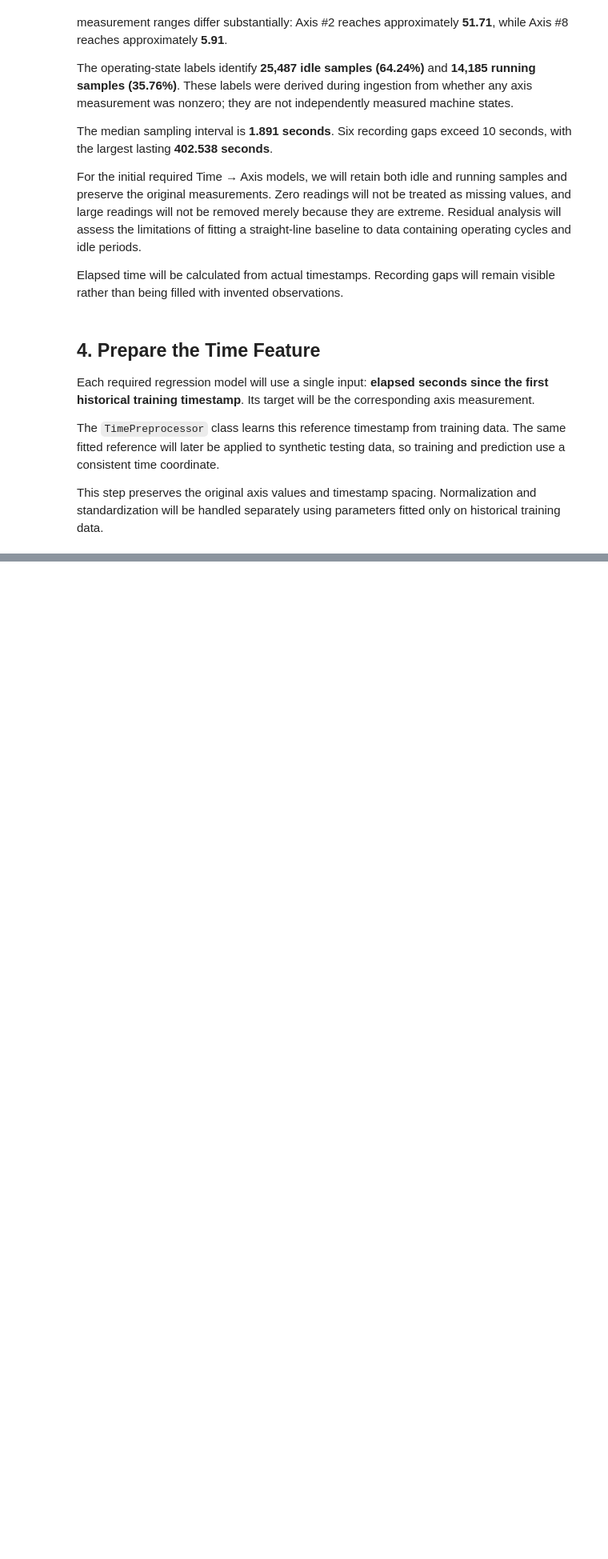
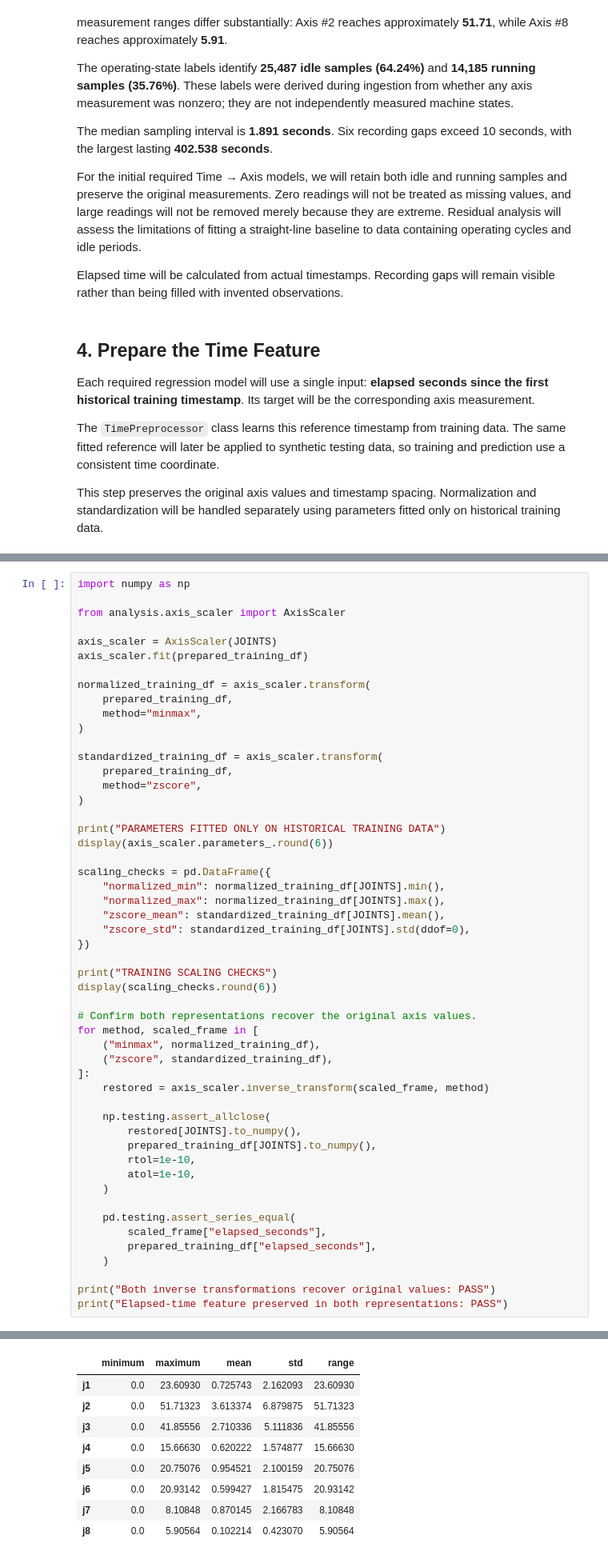
Before and after one commit to UbaidUllah777/DataStreamVisualization-regression-based-anomaly-detection, a Jupyter notebook: Regression_Anomaly_Detection.ipynb, the cells around one changed output, grey strips where cells are left out. Shown at 80% size. Saved outputs shown, nothing was run; the diff lists cells and outputs as text; blank space fills up the shorter version.

Commit message:
Add training-fitted axis normalization and standardization

```diff
--- a/Regression_Anomaly_Detection.ipynb
+++ b/Regression_Anomaly_Detection.ipynb
@@ -209,0 +242,53 @@ display(
+# %%
+import numpy as np
+
+from analysis.axis_scaler import AxisScaler
+
+axis_scaler = AxisScaler(JOINTS)
+axis_scaler.fit(prepared_training_df)
+
+normalized_training_df = axis_scaler.transform(
+    prepared_training_df,
+    method="minmax",
+)
+
+standardized_training_df = axis_scaler.transform(
+    prepared_training_df,
+    method="zscore",
+)
+
+print("PARAMETERS FITTED ONLY ON HISTORICAL TRAINING DATA")
+display(axis_scaler.parameters_.round(6))
+
+scaling_checks = pd.DataFrame({
+    "normalized_min": normalized_training_df[JOINTS].min(),
+    "normalized_max": normalized_training_df[JOINTS].max(),
+    "zscore_mean": standardized_training_df[JOINTS].mean(),
+    "zscore_std": standardized_training_df[JOINTS].std(ddof=0),
+})
+
+print("TRAINING SCALING CHECKS")
+display(scaling_checks.round(6))
+
+# Confirm both representations recover the original axis values.
+for method, scaled_frame in [
+    ("minmax", normalized_training_df),
+    ("zscore", standardized_training_df),
+]:
+    restored = axis_scaler.inverse_transform(scaled_frame, method)
+
+    np.testing.assert_allclose(
+        restored[JOINTS].to_numpy(),
+        prepared_training_df[JOINTS].to_numpy(),
+        rtol=1e-10,
+        atol=1e-10,
+    )
+
+    pd.testing.assert_series_equal(
+        scaled_frame["elapsed_seconds"],
+        prepared_training_df["elapsed_seconds"],
+    )
+
+print("Both inverse transformations recover original values: PASS")
+print("Elapsed-time feature preserved in both representations: PASS")
+# %% [output]
@@ -209,0 +296,9 @@ display(
+|  | minimum | maximum | mean | std | range |
+| j1 | 0.0 | 23.60930 | 0.725743 | 2.162093 | 23.60930 |
+| j2 | 0.0 | 51.71323 | 3.613374 | 6.879875 | 51.71323 |
+| j3 | 0.0 | 41.85556 | 2.710336 | 5.111836 | 41.85556 |
+| j4 | 0.0 | 15.66630 | 0.620222 | 1.574877 | 15.66630 |
+| j5 | 0.0 | 20.75076 | 0.954521 | 2.100159 | 20.75076 |
+| j6 | 0.0 | 20.93142 | 0.599427 | 1.815475 | 20.93142 |
+| j7 | 0.0 | 8.10848 | 0.870145 | 2.166783 | 8.10848 |
+| j8 | 0.0 | 5.90564 | 0.102214 | 0.423070 | 5.90564 |
```
Also changed, not shown: parts of 5 cells of this notebook, 1 other file.
